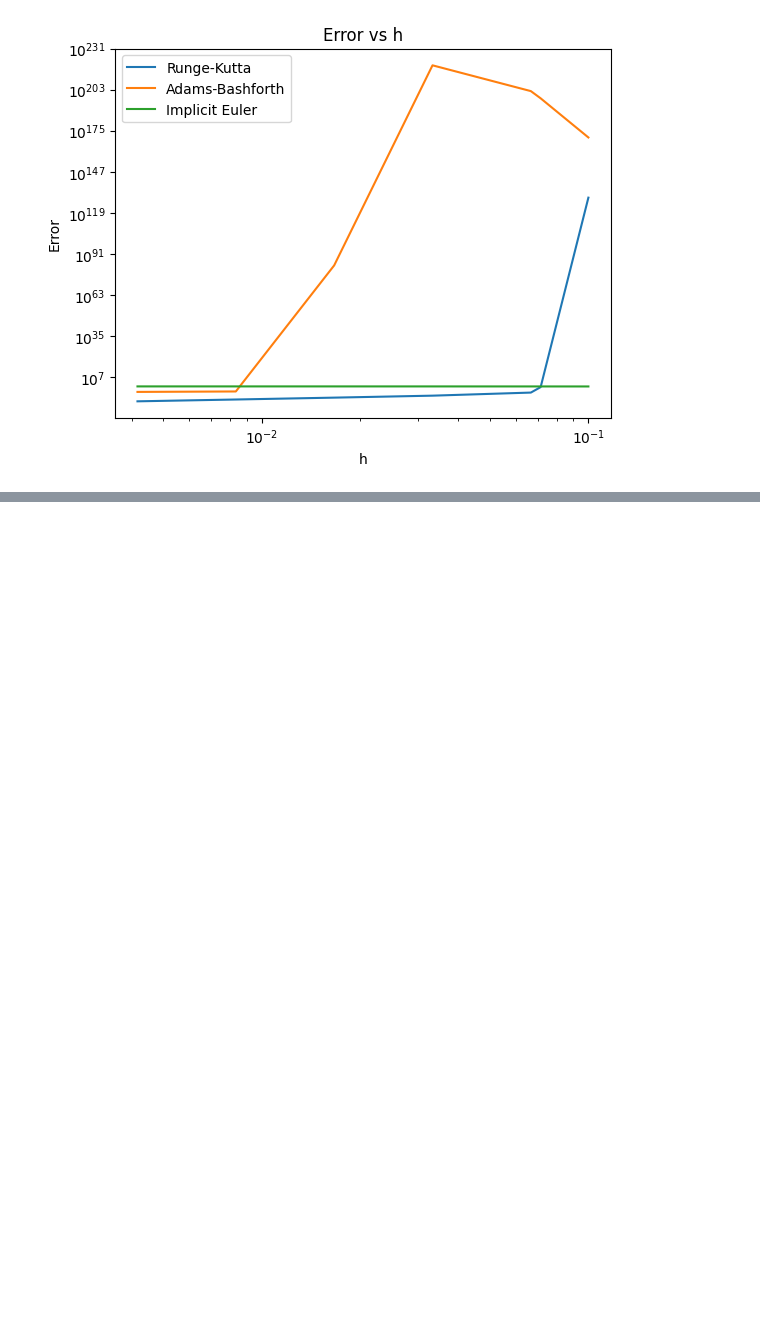
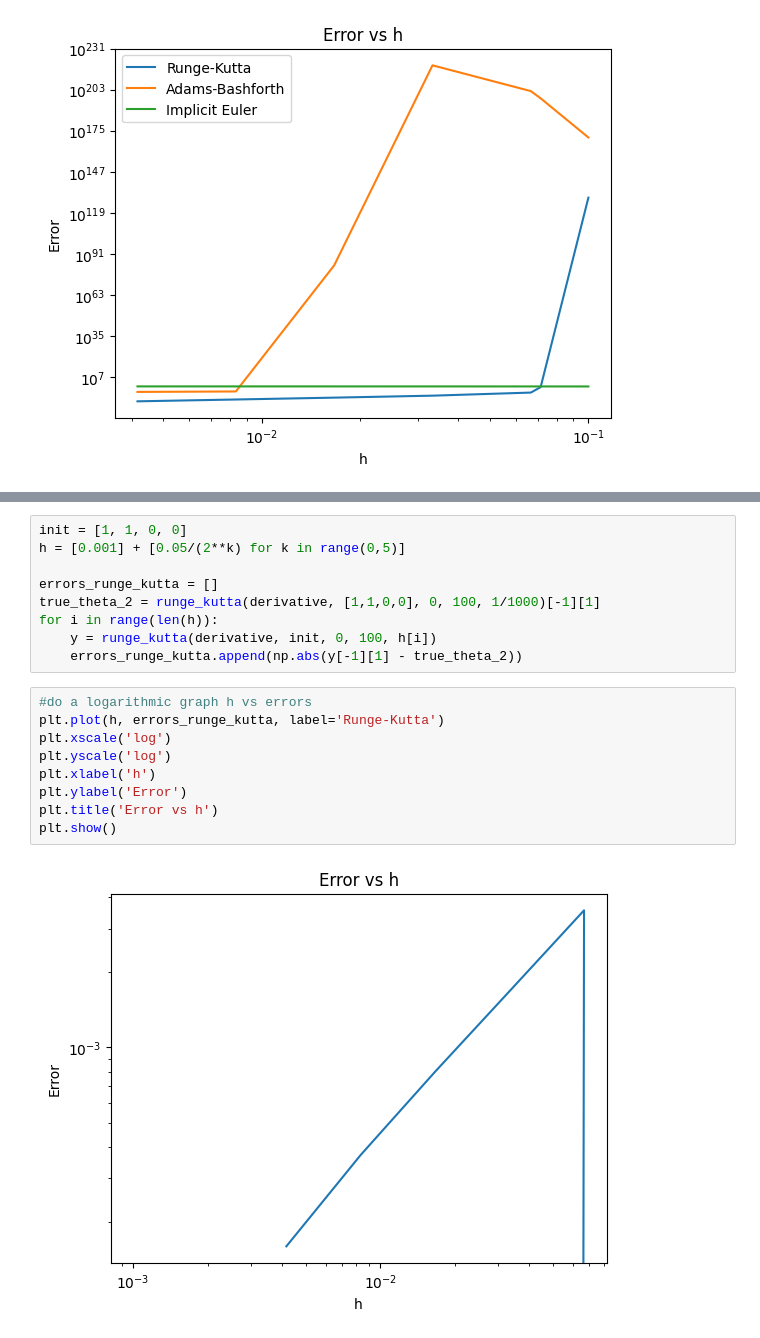
Before and after one commit to EstebanLeiva/NumericalAnalysis, a Jupyter notebook: HW8/ODEs.ipynb, the cells around one changed output, grey strips where cells are left out. Saved outputs shown, nothing was run; the diff lists cells and outputs as text; blank space fills up the shorter version.

```diff
--- a/HW8/ODEs.ipynb
+++ b/HW8/ODEs.ipynb
@@ -88,0 +146,20 @@ plt.show()
+# %%
+init = [1, 1, 0, 0]
+h = [0.001] + [0.05/(2**k) for k in range(0,5)]
+
+errors_runge_kutta = []
+true_theta_2 = runge_kutta(derivative, [1,1,0,0], 0, 100, 1/1000)[-1][1]
+for i in range(len(h)):
+    y = runge_kutta(derivative, init, 0, 100, h[i])
+    errors_runge_kutta.append(np.abs(y[-1][1] - true_theta_2))
+# %%
+#do a logarithmic graph h vs errors
+plt.plot(h, errors_runge_kutta, label='Runge-Kutta')
+plt.xscale('log')
+plt.yscale('log')
+plt.xlabel('h')
+plt.ylabel('Error')
+plt.title('Error vs h')
+plt.show()
+# %% [output]
+[figure, added]
```
Also changed, not shown: parts of 4 cells of this notebook, 7 other files.
